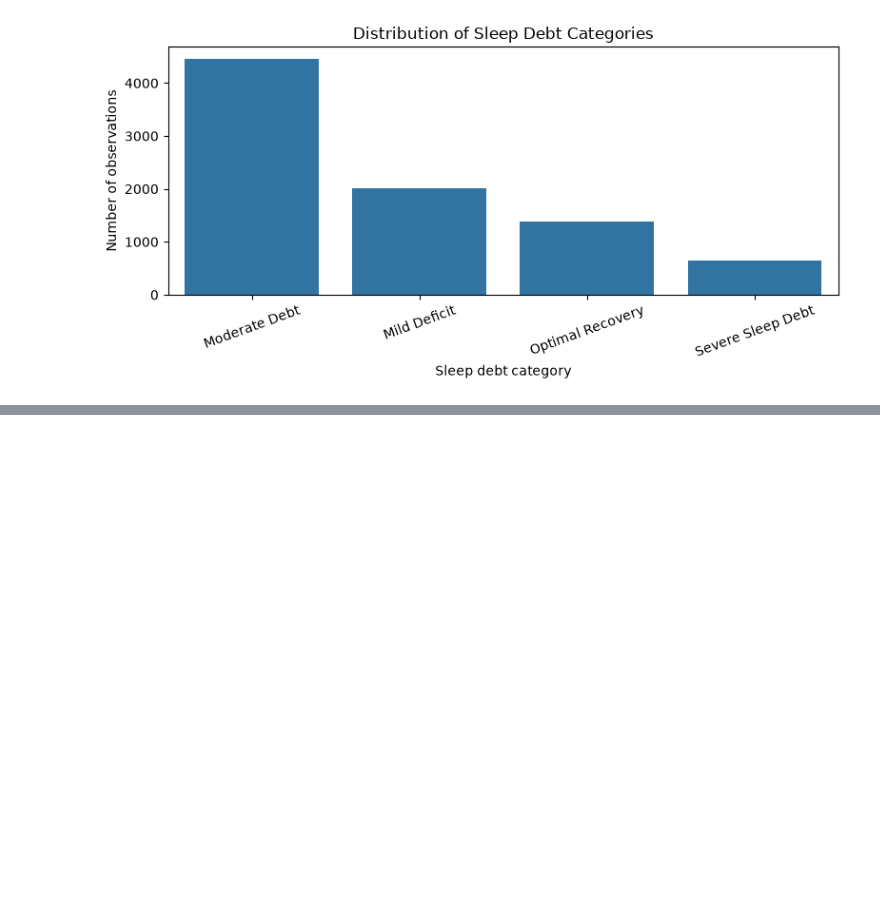
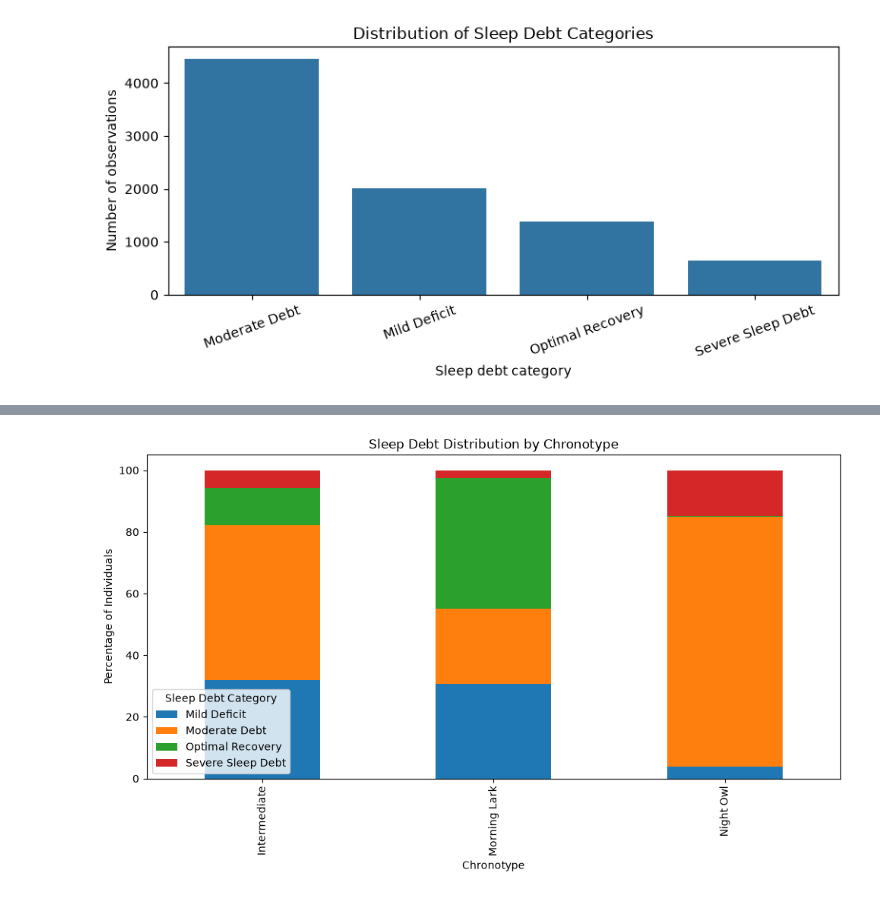
Before and after one commit to amandarinle/ML-SleepDebt-Project, a Jupyter notebook: sleep_debt_project.ipynb, the cells around one changed output, grey strips where cells are left out. Cells and saved outputs as stored; diff of their text form; code cells hidden in the pictures; blank space fills up the shorter version.

```diff
--- a/sleep_debt_project.ipynb
+++ b/sleep_debt_project.ipynb
@@ -146,0 +227,9 @@ display(
+# %%
+# compare chronotype with sleep debt category
+chronotype_comparison = pd.crosstab(
+    sleep["chronotype"],
+    sleep["sleep_debt_category"],
+    normalize="index"
+) * 100
+
+display(chronotype_comparison.round(2))
@@ -146,0 +242,15 @@ display(
+# %%
+chronotype_comparison.plot(
+    kind="bar",
+    stacked=True,
+    figsize=(10, 6)
+)
+
+plt.title("Sleep Debt Distribution by Chronotype")
+plt.xlabel("Chronotype")
+plt.ylabel("Percentage of Individuals")
+plt.legend(title="Sleep Debt Category")
+plt.tight_layout()
+plt.show()
+# %% [output]
+[figure, added]
```
Also changed, not shown: parts of 36 cells of this notebook.
